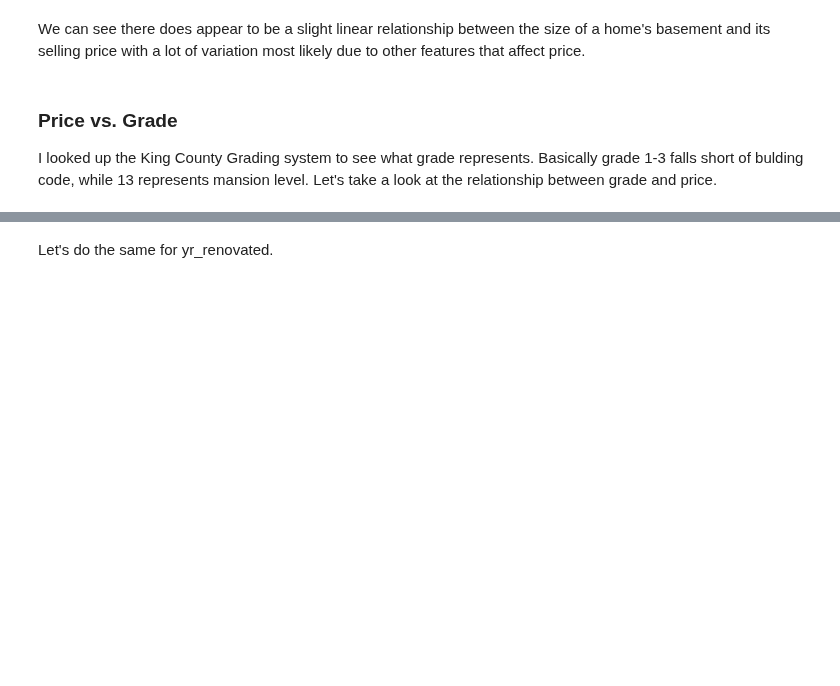
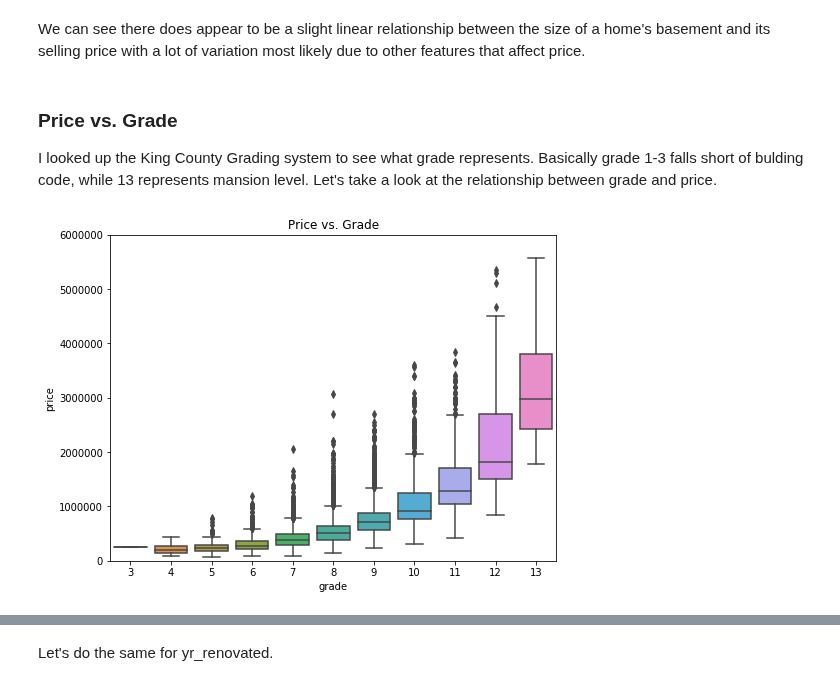
Before and after one commit to JessicaFB/Flipping-Houses-Strategy, a Jupyter notebook: student.ipynb, the cells around one changed output, grey strips where cells are left out. Cells and saved outputs as stored; diff of their text form; code cells hidden in the pictures; blank space fills up the shorter version.

```diff
--- a/student.ipynb
+++ b/student.ipynb
@@ -337,3 +282,14 @@ We can see there does appear to be a slight linear relationship between the size
 ### Price vs. Grade
 
 I looked up the King County Grading system to see what grade represents. Basically grade 1-3 falls short of bulding code, while 13 represents mansion level. Let's take a look at the relationship between grade and price.
+# %%
+# Use box plot to see the relationship between grade & price
+
+plt.figure(figsize=(8,6))
+fig = sns.boxplot(x='grade', y='price', data=df)
+plt.title('Price vs. Grade');
+
+# Set ymax to $6M for viewing. There are a few outliers up to around $8M.
+fig.axis(ymin=0, ymax=6000000);
+# %% [output]
+[figure, added]
```
Also changed, not shown: parts of 50 cells of this notebook, 1 other file.
